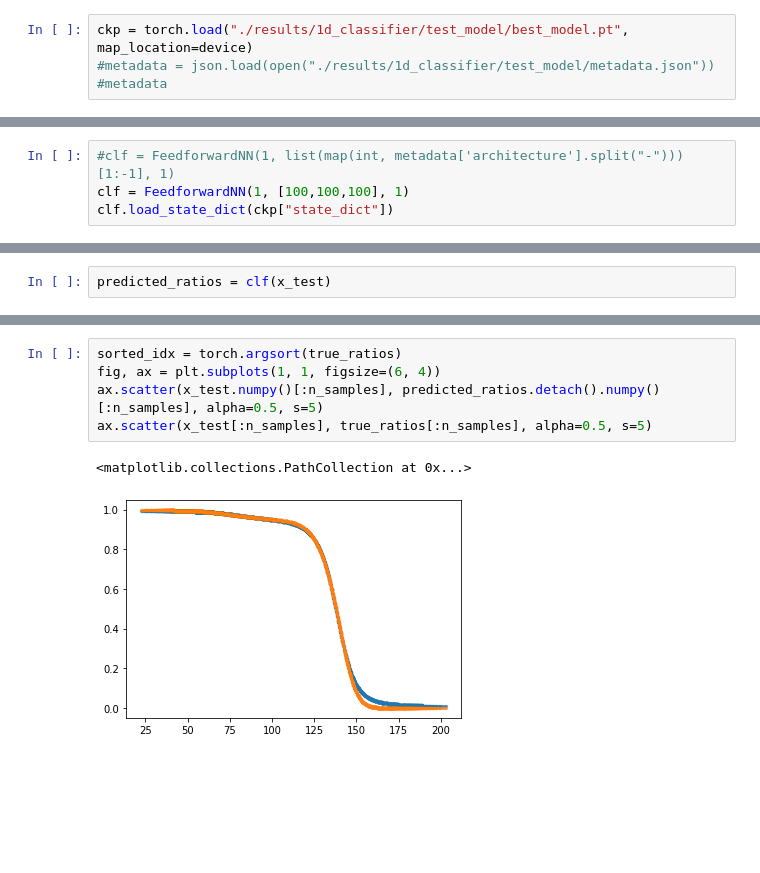
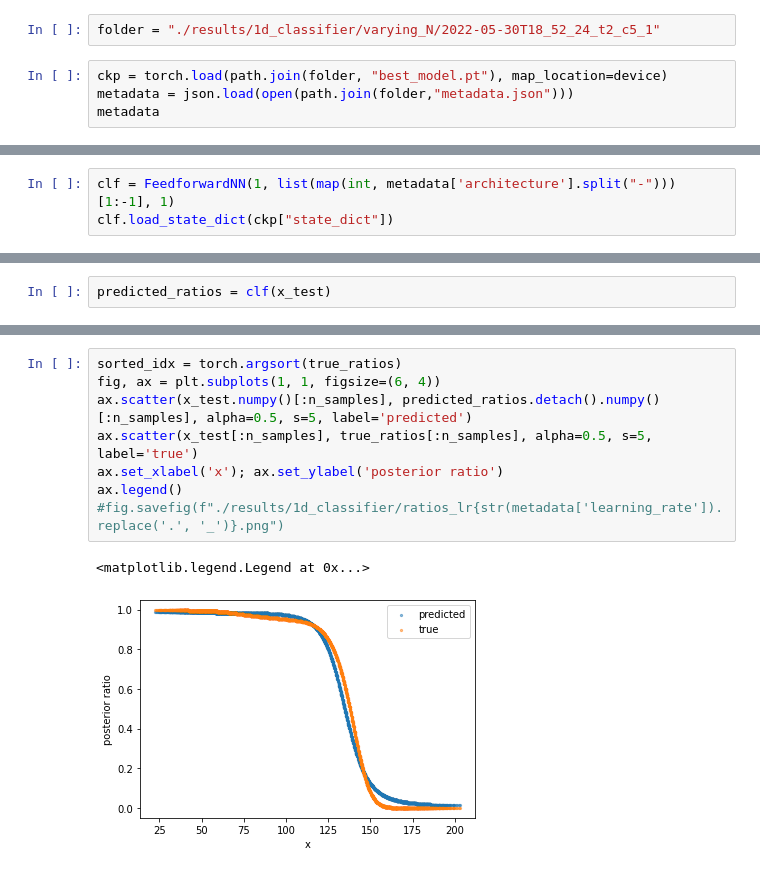
Before and after one commit to mackelab/amortized-decision-making, a Jupyter notebook: scripts/evaluate_clf.ipynb, the cells around one changed output, grey strips where cells are left out. Saved outputs shown, nothing was run; the diff lists cells and outputs as text; blank space fills up the shorter version.

Commit message:
evaluate single classifier

```diff
--- a/scripts/evaluate_clf.ipynb
+++ b/scripts/evaluate_clf.ipynb
@@ -48,6 +46,8 @@ KeyboardInterrupt:
 # %% [markdown]
 Load classifier
+# %%
+folder = "./results/1d_classifier/varying_N/2022-05-30T18_52_24_t2_c5_1"
 # %%
-ckp = torch.load("./results/1d_classifier/test_model/best_model.pt", map_location=device)
-#metadata = json.load(open("./results/1d_classifier/test_model/metadata.json"))
-#metadata
+ckp = torch.load(path.join(folder, "best_model.pt"), map_location=device)
+metadata = json.load(open(path.join(folder,"metadata.json")))
+metadata
@@ -54,6 +62,5 @@ ckp = torch.load("./results/1d_classifier/test_model/best_model.pt", map_locatio
 # %%
-#clf = FeedforwardNN(1, list(map(int, metadata['architecture'].split("-")))[1:-1], 1)
-clf = FeedforwardNN(1, [100,100,100], 1)
+clf = FeedforwardNN(1, list(map(int, metadata['architecture'].split("-")))[1:-1], 1)
 clf.load_state_dict(ckp["state_dict"])
 # %% [output]
 <All keys matched successfully>
@@ -99,8 +110,11 @@ ax.scatter(true_ratios.numpy()[:n_samples], predicted_ratios.detach().numpy()[:n
 # %%
 sorted_idx = torch.argsort(true_ratios)
 fig, ax = plt.subplots(1, 1, figsize=(6, 4))
-ax.scatter(x_test.numpy()[:n_samples], predicted_ratios.detach().numpy()[:n_samples], alpha=0.5, s=5)
-ax.scatter(x_test[:n_samples], true_ratios[:n_samples], alpha=0.5, s=5)
+ax.scatter(x_test.numpy()[:n_samples], predicted_ratios.detach().numpy()[:n_samples], alpha=0.5, s=5, label='predicted')
+ax.scatter(x_test[:n_samples], true_ratios[:n_samples], alpha=0.5, s=5, label='true')
+ax.set_xlabel('x'); ax.set_ylabel('posterior ratio')
+ax.legend()
+#fig.savefig(f"./results/1d_classifier/ratios_lr{str(metadata['learning_rate']).replace('.', '_')}.png")
 # %% [output]
-<matplotlib.collections.PathCollection at 0x...>
+<matplotlib.legend.Legend at 0x...>
-[figure, old version]
+[figure, new version]
```
Also changed, not shown: parts of 6 cells of this notebook.
